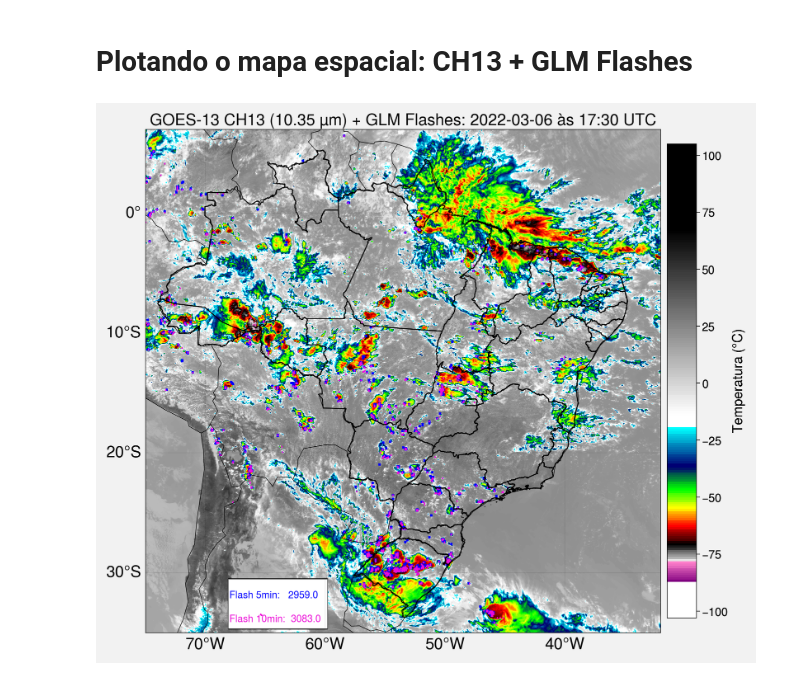
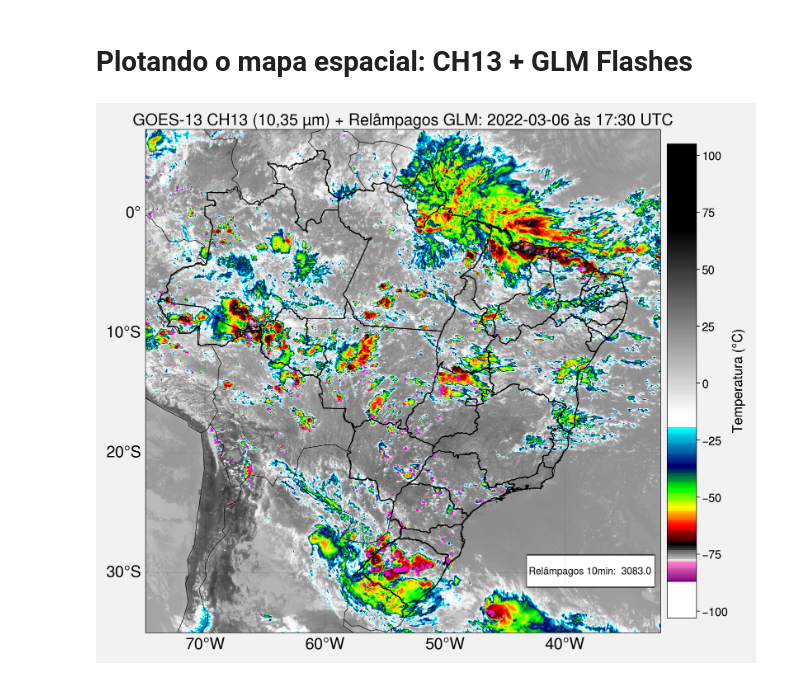
Before and after one commit to Joaogmr472/GLM, a Jupyter notebook: Código_4_Plota_GLM_e_IR_Livro_ELISA.ipynb, the cells around one changed output. Drawn from its saved outputs; the diff is of its cells as text; code cells hidden in the pictures.

```diff
--- a/Código_4_Plota_GLM_e_IR_Livro_ELISA.ipynb
+++ b/Código_4_Plota_GLM_e_IR_Livro_ELISA.ipynb
@@ -252,7 +245,7 @@ fig, ax = plot.subplots(axwidth=8, axheight=8, tight=True, proj='pcarree')
 # define formato da figura
 ax.format(coast=True, borders=True, innerborders=False, labels=True, latlines=10, lonlines=10,
           latlim=(latmin1,latmax1), lonlim=(lonmin1,lonmax1), fontsize=11,
-          title=f'GOES-13 CH13 (10.35 µm) + GLM Flashes: {ano}-{mes}-{dia} às {hor}:{minu} UTC', small='25px', large='25px')
+          title=f'GOES-13 CH13 (10,35 µm) + Relâmpagos GLM: {ano}-{mes}-{dia} às {hor}:{minu} UTC', small='25px', large='25px')
 
 
 
@@ -269,42 +262,39 @@ map1 = ax.imshow(imagem, vmin=vmin_ir, vmax=vmax_ir, cmap=cpt_convert_ir, extent
 #---------------------------------------------#
 #              plota flashes GLM
 #---------------------------------------------#
 # 5 min
+'''
 glm_5min = xr.open_dataset(f'/content/input/{basename_glm_5min}')
 df = glm_5min.to_dataframe().reset_index().dropna()
 ax.scatter(df['lon'].values, df['lat'].values, transform=ccrs.PlateCarree(), marker='x', s=5, color='b')
 
-
-
+flash5 = df['flash'].sum()
+ax.text(-68.,-31.5, f'Flash 5min:   {flash5}', color = 'b', va="top", fontsize = 11)
+'''
 
 patches_m = []
-midwest = np.array([[-68.1,-30.5],[-68.1,-34.7],[-59.8,-34.7],[-59.8,-30.5]])
+midwest = np.array([[-43.2,-28.5],[-43.2,-31.2],[-32.5,-31.2],[-32.5,-28.5]])
 patches_m.append(Polygon(midwest))
 ax.add_collection(PatchCollection(patches_m, facecolor='white', edgecolor='black', linewidths=0.5))
-
-
-flash5 = df['flash'].sum()
-
-ax.text(-68.,-31.5, f'Flash 5min:   {flash5}', color = 'b', va="top", fontsize = 11)
 
 # 10 min
 glm_10min = xr.open_dataset(f'/content/input/{basename_glm_10min}')
 df = glm_10min.to_dataframe().reset_index().dropna()
-ax.scatter(df['lon'].values, df['lat'].values, transform=ccrs.PlateCarree(), marker='^', s=2, color='fuchsia')
+ax.scatter(df['lon'].values, df['lat'].values, transform=ccrs.PlateCarree(), marker="x",alpha=0.9,s=2, color='fuchsia')
 
-flash5 = df['flash'].sum()
-ax.text(-68.,-33.5, f'Flash 10min:  {flash5}', color = 'fuchsia', va="top", fontsize = 11)
+flash10 = df['flash'].sum()
+ax.text(-43.,-29.5, f'Relâmpagos 10min:  {flash10}', color = 'k', va="top", fontsize = 11)
 
 # plota contornos dos Estados
 evm_plot_states()
 
 # plota barra de cores da figura
 fig.colorbar(map1, loc='r', label='Temperatura ($\degree$C)', ticks=25, ticklabelsize=13, labelsize=15, space=0.1, length=0.92)
 
 # salva figura
 fig.save(f'{path_fig}Fig4_goes16_glm_ch13_{ano}{mes}{dia}_{hor}{minu}.jpg', dpi=300, bbox_inches='tight')
 
 # exibe a figura na tela
 plot.show()
 # %% [output]
-[figure, old version]
+[figure, new version]
```
Also changed, not shown: parts of 5 cells of this notebook.
